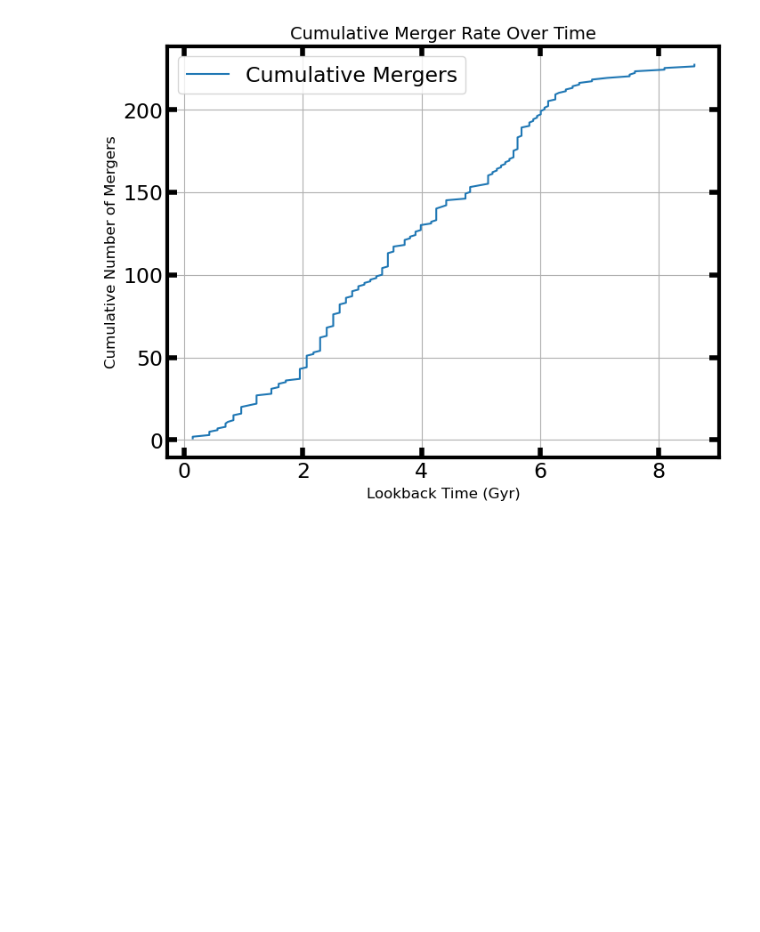
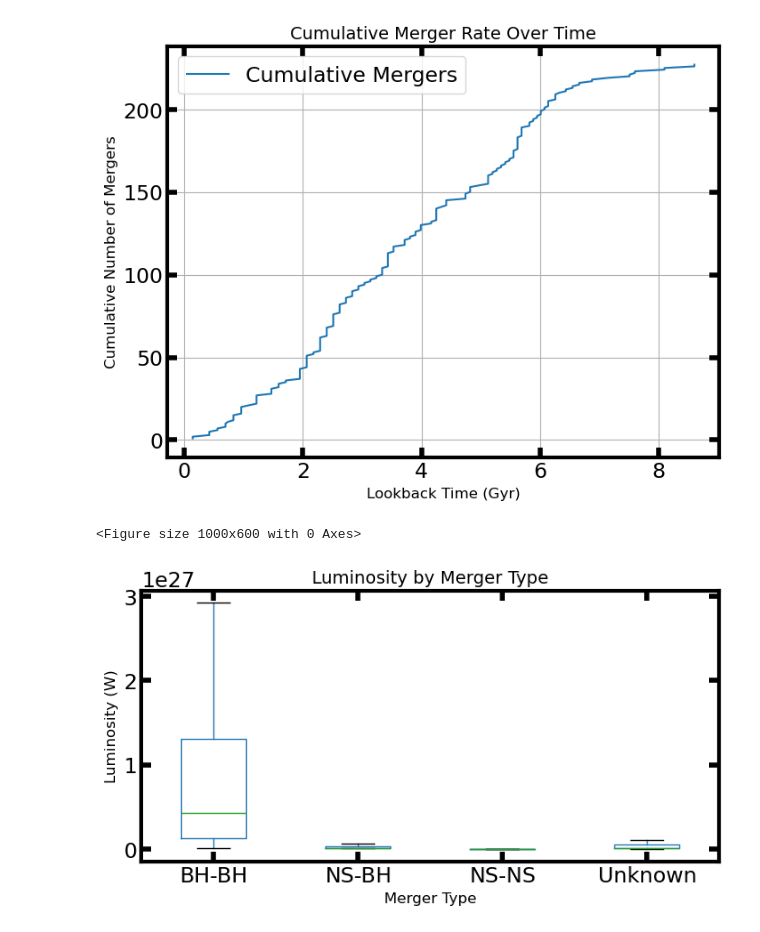
Before and after one commit to leighharwell/G-Waves, a Jupyter notebook: G-Waves.ipynb, the cells around one changed output. Drawn from its saved outputs; the diff is of its cells as text; code cells hidden in the pictures; blank space fills up the shorter version.

Commit message:
luminosity graphs

```diff
--- a/G-Waves.ipynb
+++ b/G-Waves.ipynb
@@ -465,3 +465,15 @@ df_events['luminosity_lower'] = 4 * np.pi * (df_events['luminosity_distance_lowe
 df_events['luminosity_upper'] = 4 * np.pi * (df_events['luminosity_distance_upper_m'] ** 2) * flux
 # %%
 df_events.to_csv('updated_events_with_luminosity.csv', index=False)
+# %%
+# Boxplot of luminosity by merger type
+plt.figure(figsize=(10, 6))
+df_events.boxplot(column='luminosity', by='merger_type', grid=False, showfliers=False)
+plt.xlabel('Merger Type', fontsize=12)
+plt.ylabel('Luminosity (W)', fontsize=12)
+plt.title('Luminosity by Merger Type', fontsize=14)
+plt.suptitle('')  # Remove default title
+plt.show()
+# %% [output]
+<Figure size 1000x600 with 0 Axes>
+[figure, added]
```
Also changed, not shown: parts of 1 cell of this notebook.
